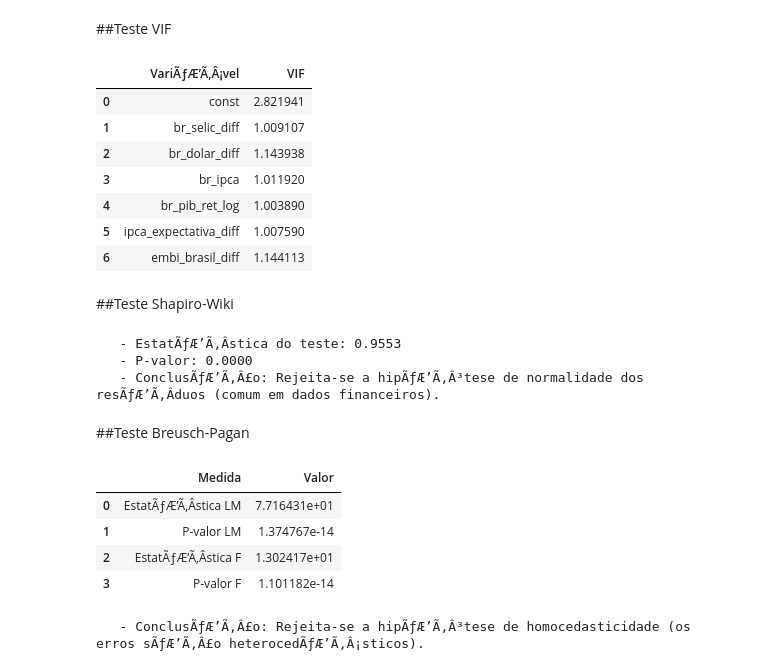
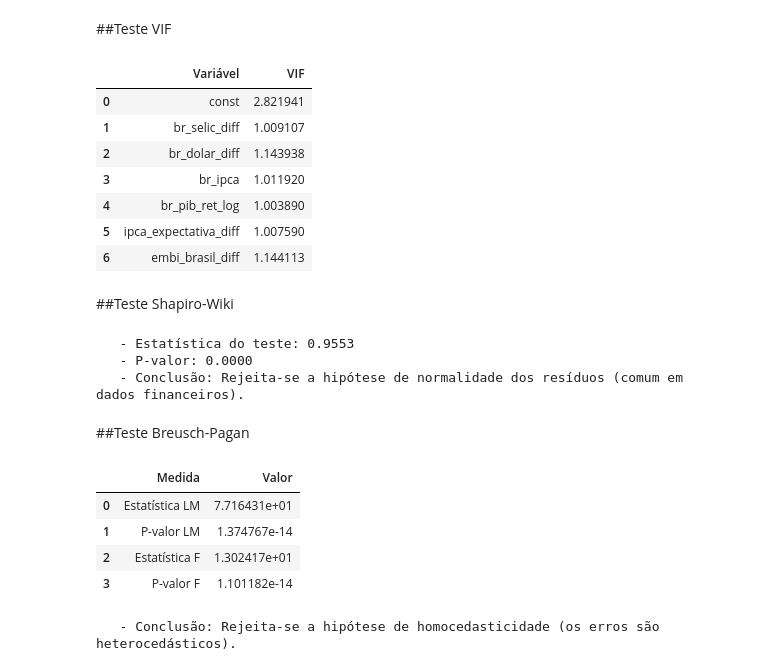
Before and after one commit to LucaoCodes/TCC, a Jupyter notebook: TCC.ipynb, the cells around one changed output. Saved outputs shown, nothing was run; the diff lists cells and outputs as text; code cells hidden in the pictures.

```diff
--- a/TCC.ipynb
+++ b/TCC.ipynb
@@ -517,23 +367,24 @@ plt.show()
 # %% [markdown]
 #Analise ACF e PACF
 # %%
-# PreparaÃƒÆ’Ã‚Â§ÃƒÆ’Ã‚Â£o dos Dados para analise ACF e PACF
-# Usaremos o DataFrame 'br_transformado' da fase anterior.
-# A nossa variÃƒÆ’Ã‚Â¡vel alvo ÃƒÆ’Ã‚Â© o retorno logarÃƒÆ’Ã‚Â­tmico do Ibovespa.
+# Preparação dos Dados para analise ACF e PACF
 alvo_col_name = None
 for col in br_transformado.columns:
     if 'ibov' in col and 'ret_log' in col:
         alvo_col_name = col
         break
+assert alvo_col_name is not None, "Coluna br_ibov_ret_log nao encontrada em br_transformado"
 
 serie_alvo = br_transformado[alvo_col_name].dropna()
 
-# Teste com variaveis nÃƒÆ’Ã‚Â£o transformadas
-alvo_col_name2 = None
-for col in df_diario.columns:
-    if 'br_ibov' in col:
-        alvo_col_name2 = col
-        break
-
-serie_alvo2 = df_diario[alvo_col_name2].dropna()
+# Serie em nivel (disponivel apenas em modo completo)
+if not USE_LOCAL_DATA:
+    alvo_col_name2 = None
+    for col in df_diario.columns:
+        if 'br_ibov' in col:
+            alvo_col_name2 = col
+            break
+    serie_alvo2 = df_diario[alvo_col_name2].dropna()
+else:
+    serie_alvo2 = None
 # %%
@@ -720,17 +560,17 @@ print(f"OLS — R2: {resultado_ols.rsquared:.4f} | MAE: {mae_ols:.6f} | RMSE: {r
 # %% [markdown]
 ##Teste VIF
 # %%
-# ValidaÃƒÆ’Ã‚Â§ÃƒÆ’Ã‚Â£o dos Pressupostos do Modelo
+# Validação dos Pressupostos do Modelo
 
 # Teste de Multicolinearidade (VIF)
-# Mede se as variÃƒÆ’Ã‚Â¡veis independentes sÃƒÆ’Ã‚Â£o correlacionadas entre si.
-# Valores de VIF acima de 5 ou 10 sÃƒÆ’Ã‚Â£o geralmente considerados um sinal de alerta.
+# Mede se as variáveis independentes são correlacionadas entre si.
+# Valores de VIF acima de 5 ou 10 são geralmente considerados um sinal de alerta.
 vif_data = pd.DataFrame()
-vif_data["VariÃƒÆ’Ã‚Â¡vel"] = X.columns
+vif_data["Variável"] = X.columns
 vif_data["VIF"] = [variance_inflation_factor(X.values, i) for i in range(X.shape[1])]
 display(vif_data)
 # %% [output]
-|  | VariÃƒÆ’Ã‚Â¡vel | VIF |
+|  | Variável | VIF |
 | 0 | const | 2.821941 |
 | 1 | br_selic_diff | 1.009107 |
 | 2 | br_dolar_diff | 1.143938 |
@@ -741,41 +581,41 @@ display(vif_data)
 # %% [markdown]
 ##Teste Shapiro-Wiki
 # %%
-# Teste de Normalidade dos ResÃƒÆ’Ã‚Â­duos (Shapiro-Wilk)
-# H0: Os resÃƒÆ’Ã‚Â­duos seguem uma distribuiÃƒÆ’Ã‚Â§ÃƒÆ’Ã‚Â£o normal.
-# Queremos um p-valor > 0.05 para nÃƒÆ’Ã‚Â£o rejeitar a normalidade.
+# Teste de Normalidade dos Resíduos (Shapiro-Wilk)
+# H0: Os resíduos seguem uma distribuição normal.
+# Queremos um p-valor > 0.05 para não rejeitar a normalidade.
 
 residuos = resultado_ols.resid
 shapiro_stat, shapiro_p_valor = stats.shapiro(residuos)
-print(f"   - EstatÃƒÆ’Ã‚Â­stica do teste: {shapiro_stat:.4f}")
+print(f"   - Estatística do teste: {shapiro_stat:.4f}")
 print(f"   - P-valor: {shapiro_p_valor:.4f}")
 if shapiro_p_valor < 0.05:
-    print("   - ConclusÃƒÆ’Ã‚Â£o: Rejeita-se a hipÃƒÆ’Ã‚Â³tese de normalidade dos resÃƒÆ’Ã‚Â­duos (comum em dados financeiros).")
+    print("   - Conclusão: Rejeita-se a hipótese de normalidade dos resíduos (comum em dados financeiros).")
 else:
-    print("   - ConclusÃƒÆ’Ã‚Â£o: NÃƒÆ’Ã‚Â£o se rejeita a hipÃƒÆ’Ã‚Â³tese de normalidade dos resÃƒÆ’Ã‚Â­duos.")
+    print("   - Conclusão: Não se rejeita a hipótese de normalidade dos resíduos.")
 # %% [output]
-   - EstatÃƒÆ’Ã‚Â­stica do teste: 0.9553
+   - Estatística do teste: 0.9553
    - P-valor: 0.0000
-   - ConclusÃƒÆ’Ã‚Â£o: Rejeita-se a hipÃƒÆ’Ã‚Â³tese de normalidade dos resÃƒÆ’Ã‚Â­duos (comum em dados financeiros).
+   - Conclusão: Rejeita-se a hipótese de normalidade dos resíduos (comum em dados financeiros).
 # %% [markdown]
 ##Teste Breusch-Pagan
 # %%
-# Teste de Homocedasticidade dos ResÃƒÆ’Ã‚Â­duos (Breusch-Pagan)
-# H0: A variÃƒÆ’Ã‚Â¢ncia dos resÃƒÆ’Ã‚Â­duos ÃƒÆ’Ã‚Â© constante (homocedasticidade).
-# Queremos um p-valor > 0.05 para nÃƒÆ’Ã‚Â£o rejeitar a homocedasticidade.
+# Teste de Homocedasticidade dos Resíduos (Breusch-Pagan)
+# H0: A variância dos resíduos é constante (homocedasticidade).
+# Queremos um p-valor > 0.05 para não rejeitar a homocedasticidade.
 bp_test = het_breuschpagan(residuos, resultado_ols.model.exog)
-labels = ['EstatÃƒÆ’Ã‚Â­stica LM', 'P-valor LM', 'EstatÃƒÆ’Ã‚Â­stica F', 'P-valor F']
+labels = ['Estatística LM', 'P-valor LM', 'Estatística F', 'P-valor F']
 bp_df = pd.DataFrame(zip(labels, bp_test), columns=['Medida', 'Valor'])
 display(bp_df)
 if bp_test[1] < 0.05:
-    print("   - ConclusÃƒÆ’Ã‚Â£o: Rejeita-se a hipÃƒÆ’Ã‚Â³tese de homocedasticidade (os erros sÃƒÆ’Ã‚Â£o heterocedÃƒÆ’Ã‚Â¡sticos).")
+    print("   - Conclusão: Rejeita-se a hipótese de homocedasticidade (os erros são heterocedásticos).")
 else:
-    print("   - ConclusÃƒÆ’Ã‚Â£o: NÃƒÆ’Ã‚Â£o se rejeita a hipÃƒÆ’Ã‚Â³tese de homocedasticidade.")
+    print("   - Conclusão: Não se rejeita a hipótese de homocedasticidade.")
 # %% [output]
 |  | Medida | Valor |
-| 0 | EstatÃƒÆ’Ã‚Â­stica LM | 7.716431e+01 |
+| 0 | Estatística LM | 7.716431e+01 |
 | 1 | P-valor LM | 1.374767e-14 |
-| 2 | EstatÃƒÆ’Ã‚Â­stica F | 1.302417e+01 |
+| 2 | Estatística F | 1.302417e+01 |
 | 3 | P-valor F | 1.101182e-14 |
-   - ConclusÃƒÆ’Ã‚Â£o: Rejeita-se a hipÃƒÆ’Ã‚Â³tese de homocedasticidade (os erros sÃƒÆ’Ã‚Â£o heterocedÃƒÆ’Ã‚Â¡sticos).
+   - Conclusão: Rejeita-se a hipótese de homocedasticidade (os erros são heterocedásticos).
 # %%
```
Also changed, not shown: parts of 61 cells of this notebook, 4 other files.
